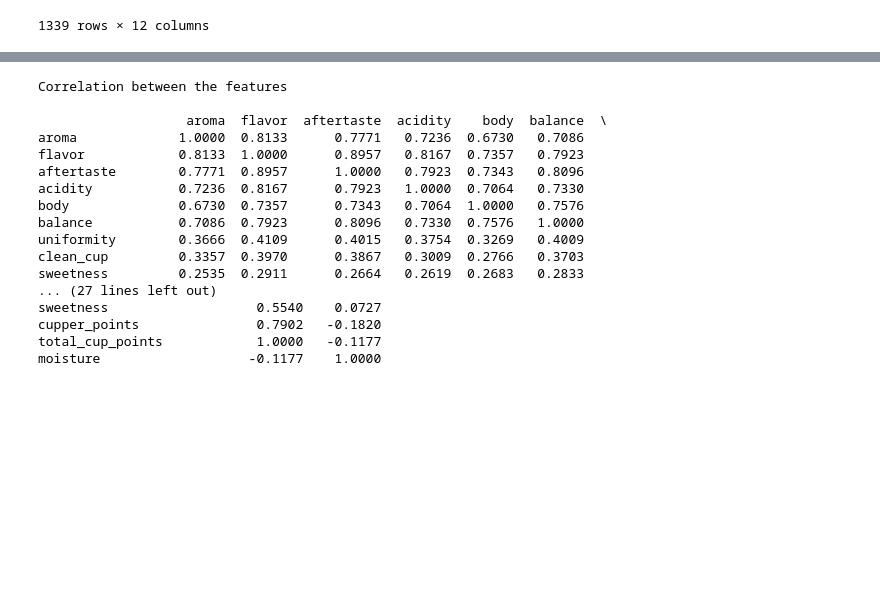
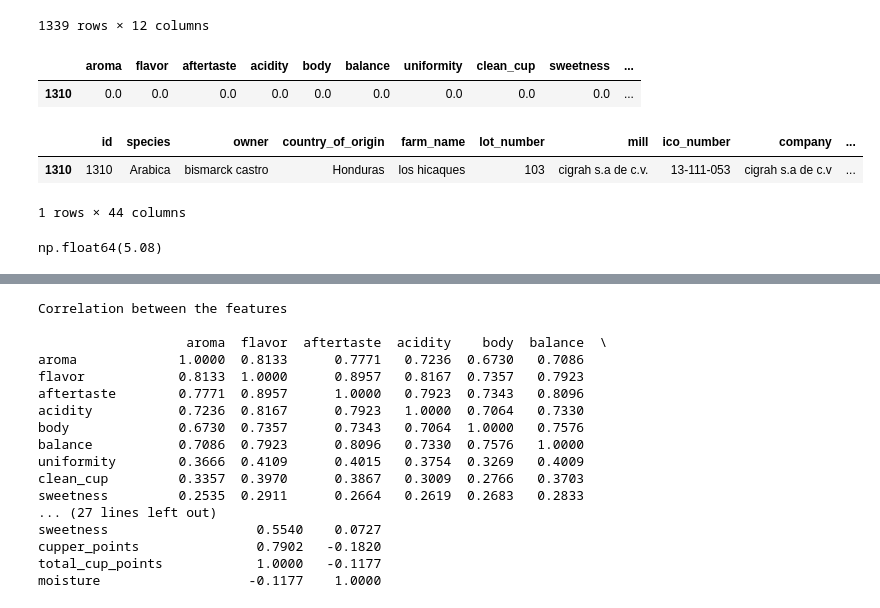
Before and after one commit to plamensve/Data_Science_Upskill_Softuni, a Jupyter notebook: 02_data_tidying_and_cleaning/Data Tidying and Cleaning Lab.ipynb, the cells around one changed output, grey strips where cells are left out. Cells and saved outputs as stored; diff of their text form; code cells hidden in the pictures; blank space fills up the shorter version.

```diff
--- a/02_data_tidying_and_cleaning/Data Tidying and Cleaning Lab.ipynb
+++ b/02_data_tidying_and_cleaning/Data Tidying and Cleaning Lab.ipynb
@@ -537,3 +537,19 @@ rating_data
 | 1337 | 7.42 | 6.83 | 6.75 | 7.17 | 7.25 | 7.00 | 9.33 | 9.33 | 7.08 | ... |
 | 1338 | 6.75 | 6.67 | 6.50 | 6.83 | 6.92 | 6.83 | 9.33 | 9.33 | 6.67 | ... |
 1339 rows × 12 columns
+# %%
+rating_data[rating_data['aroma'] < 1]
+# %% [output]
+|  | aroma | flavor | aftertaste | acidity | body | balance | uniformity | clean_cup | sweetness | ... |
+| 1310 | 0.0 | 0.0 | 0.0 | 0.0 | 0.0 | 0.0 | 0.0 | 0.0 | 0.0 | ... |
+# %%
+data[data.id == 1310]
+# %% [output]
+|  | id | species | owner | country_of_origin | farm_name | lot_number | mill | ico_number | company | ... |
+| 1310 | 1310 | Arabica | bismarck castro | Honduras | los hicaques | 103 | cigrah s.a de c.v. | 13-111-053 | cigrah s.a de c.v | ... |
+1 rows × 44 columns
+# %%
+min_val = rating_data[rating_data['aroma'] > 0]['aroma'].min()
+min_val
+# %% [output]
+np.float64(5.08)
```
Also changed, not shown: parts of 2 cells of this notebook.
